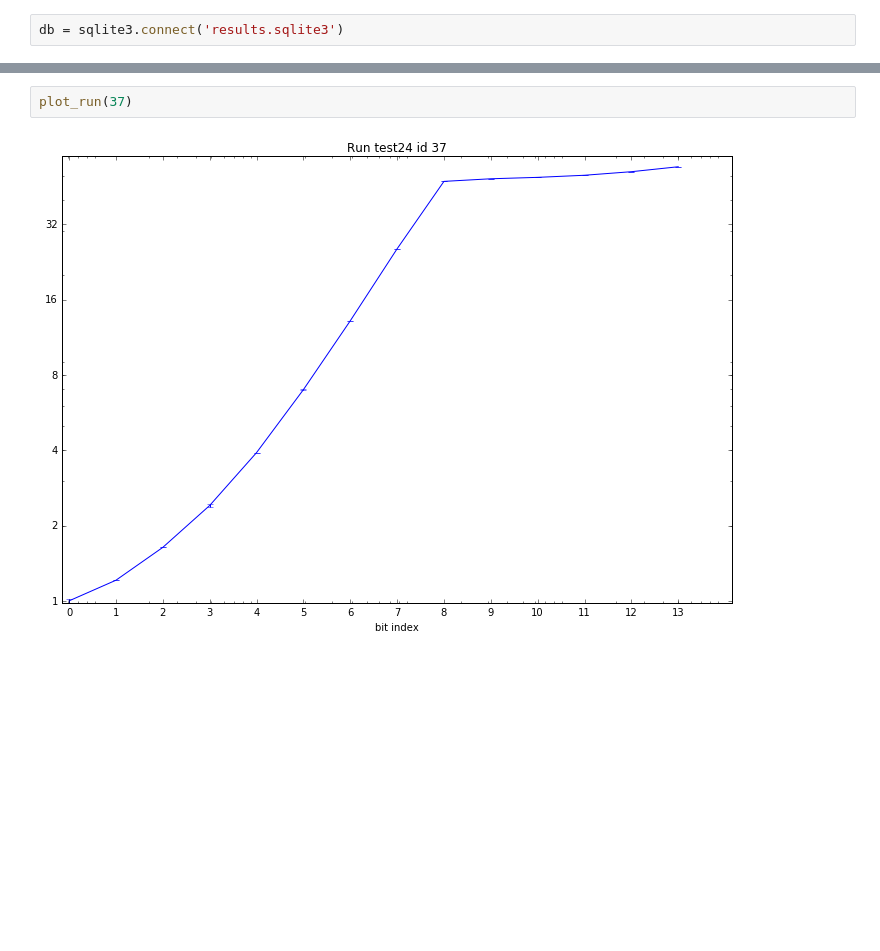
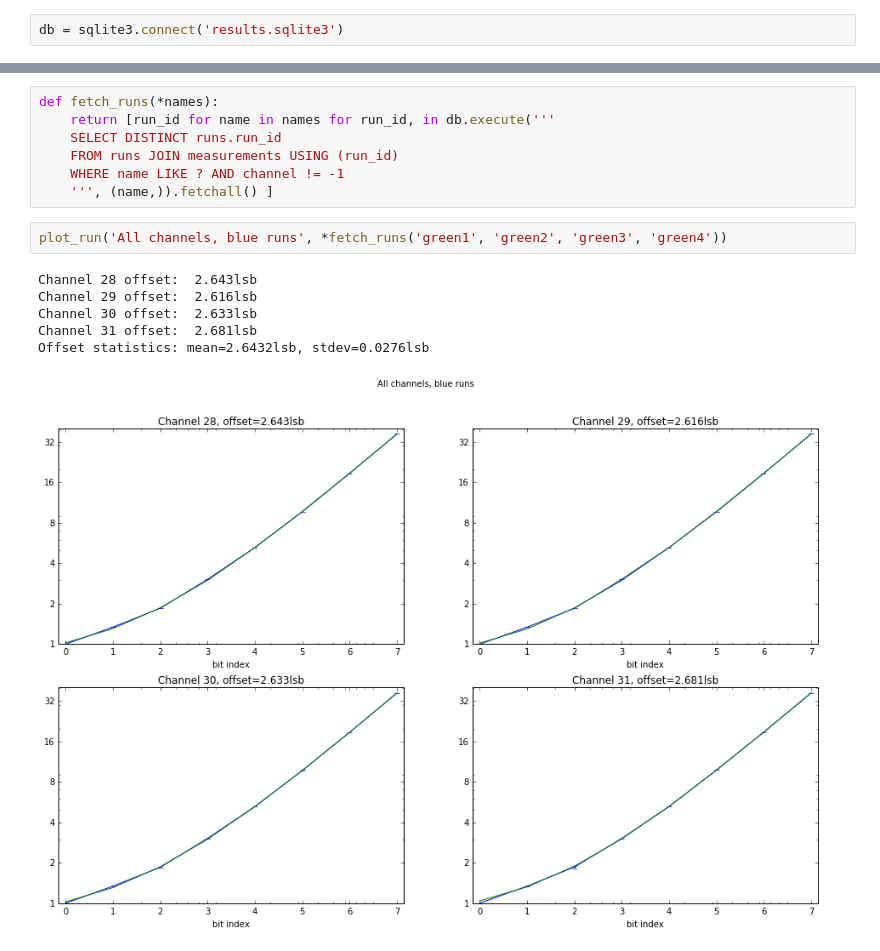
Before and after one commit to jaseg/dazhbog, a Jupyter notebook: firmware/Run_analysis.ipynb, the cells around one changed output, grey strips where cells are left out. Saved outputs shown, nothing was run; the diff lists cells and outputs as text; blank space fills up the shorter version.

Commit message:
More pretty graphs, and initial correction calculation

```diff
--- a/firmware/Run_analysis.ipynb
+++ b/firmware/Run_analysis.ipynb
@@ -64,4 +93,16 @@ def plot_run(name_or_id):
-# %%
-plot_run(37)
-# %% [output]
-[figure, removed]
+# %%
+def fetch_runs(*names):
+    return [run_id for name in names for run_id, in db.execute('''
+    SELECT DISTINCT runs.run_id
+    FROM runs JOIN measurements USING (run_id)
+    WHERE name LIKE ? AND channel != -1
+    ''', (name,)).fetchall() ]
+# %%
+plot_run('All channels, blue runs', *fetch_runs('green1', 'green2', 'green3', 'green4'))
+# %% [output]
+Channel 28 offset:  2.643lsb
+Channel 29 offset:  2.616lsb
+Channel 30 offset:  2.633lsb
+Channel 31 offset:  2.681lsb
+Offset statistics: mean=2.6432lsb, stdev=0.0276lsb
+[figure, added]
```
Also changed, not shown: parts of 7 cells of this notebook, 4 other files.
